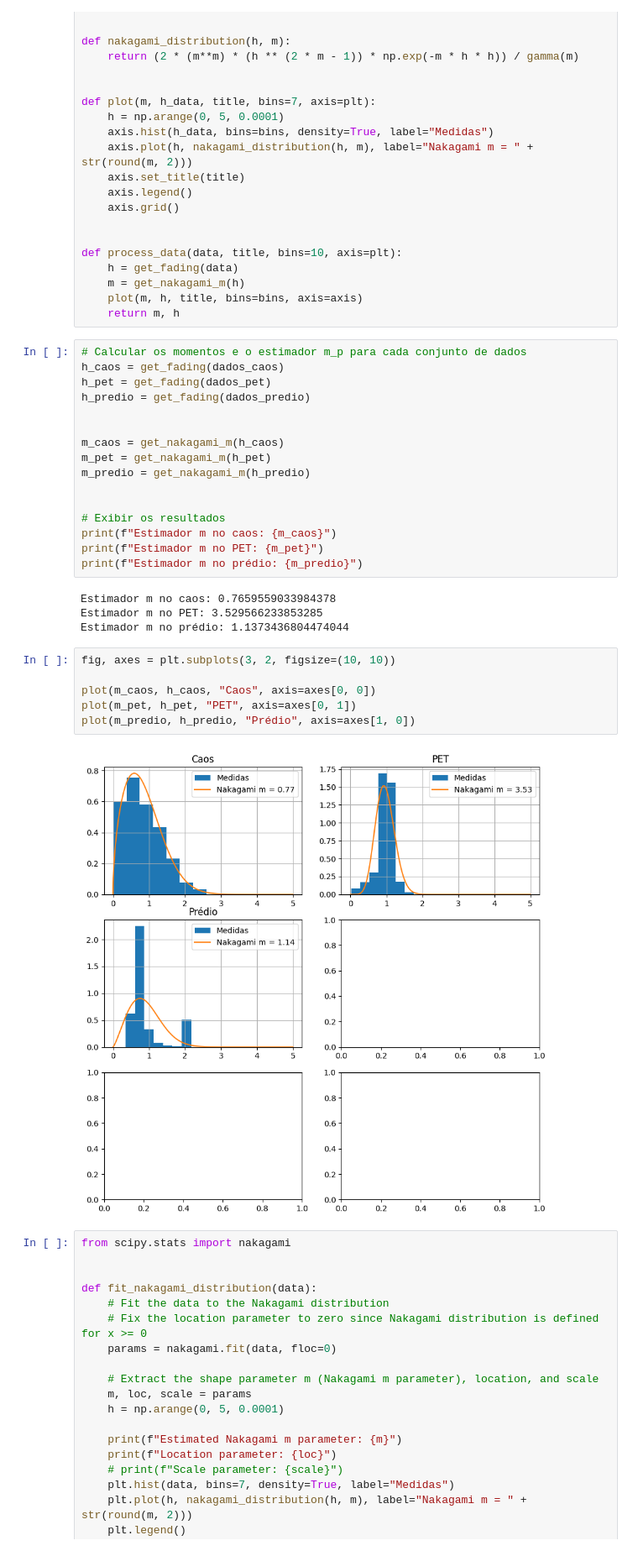
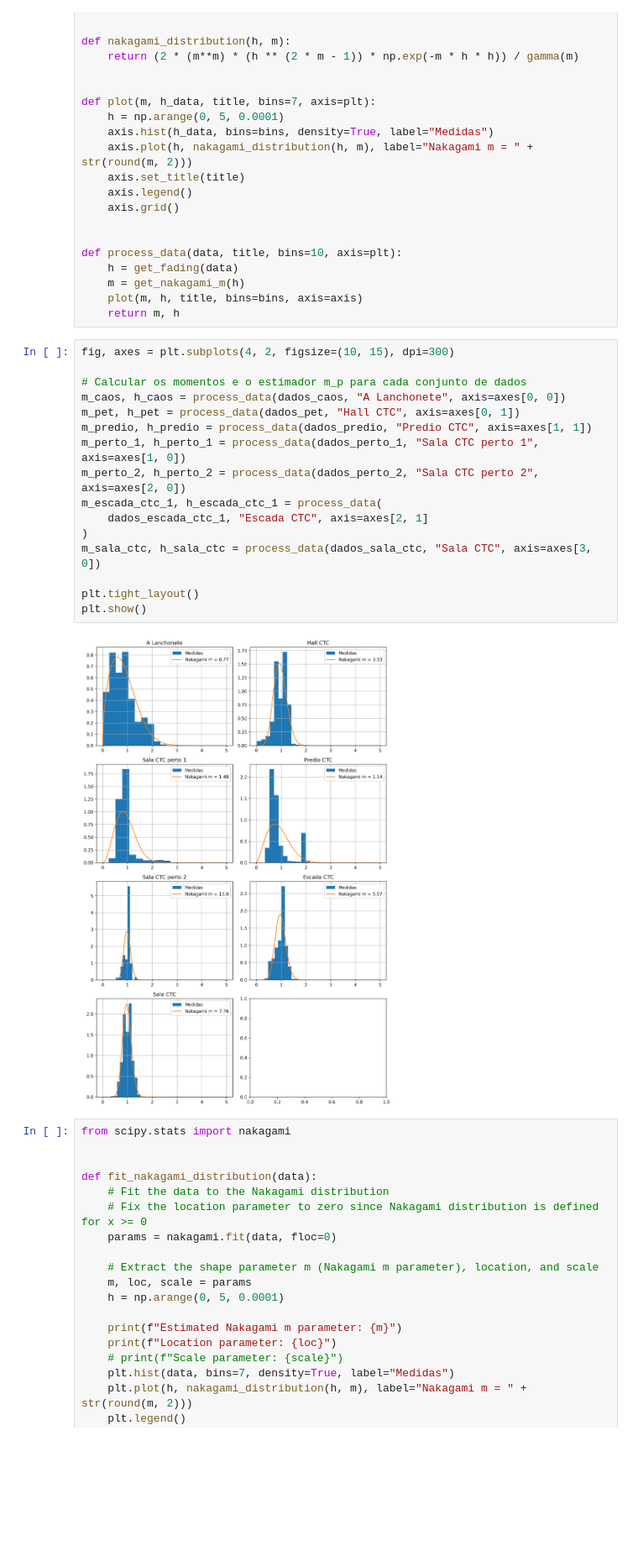
Before and after one commit to daviseemann/ufsc-engineering, a Jupyter notebook: comunicacoes-moveis-EEL7403/MedicaoPequena/tratamento_de_dados.ipynb, the cells around one changed output. Shown at 84% size. Drawn from its saved outputs; the diff is of its cells as text; blank space fills up the shorter version.

Commit message:
Adicionar melhorias na legibilidade e estrutura do notebook de análise de dados

```diff
--- a/comunicacoes-moveis-EEL7403/MedicaoPequena/tratamento_de_dados.ipynb
+++ b/comunicacoes-moveis-EEL7403/MedicaoPequena/tratamento_de_dados.ipynb
@@ -146,34 +144,24 @@ def process_data(data, title, bins=10, axis=plt):
     m = get_nakagami_m(h)
     plot(m, h, title, bins=bins, axis=axis)
     return m, h
-# %%
-# Calcular os momentos e o estimador m_p para cada conjunto de dados
-h_caos = get_fading(dados_caos)
-h_pet = get_fading(dados_pet)
-h_predio = get_fading(dados_predio)
-
-
-m_caos = get_nakagami_m(h_caos)
-m_pet = get_nakagami_m(h_pet)
-m_predio = get_nakagami_m(h_predio)
-
-
-# Exibir os resultados
-print(f"Estimador m no caos: {m_caos}")
-print(f"Estimador m no PET: {m_pet}")
-print(f"Estimador m no prédio: {m_predio}")
-# %% [output]
-Estimador m no caos: 0.7659559033984378
-Estimador m no PET: 3.529566233853285
-Estimador m no prédio: 1.1373436804474044
-# %%
-fig, axes = plt.subplots(3, 2, figsize=(10, 10))
-
-plot(m_caos, h_caos, "Caos", axis=axes[0, 0])
-plot(m_pet, h_pet, "PET", axis=axes[0, 1])
-plot(m_predio, h_predio, "Prédio", axis=axes[1, 0])
-# %% [output]
-[figure, removed]
+# %%
+fig, axes = plt.subplots(4, 2, figsize=(10, 15), dpi=300)
+
+# Calcular os momentos e o estimador m_p para cada conjunto de dados
+m_caos, h_caos = process_data(dados_caos, "A Lanchonete", axis=axes[0, 0])
+m_pet, h_pet = process_data(dados_pet, "Hall CTC", axis=axes[0, 1])
+m_predio, h_predio = process_data(dados_predio, "Predio CTC", axis=axes[1, 1])
+m_perto_1, h_perto_1 = process_data(dados_perto_1, "Sala CTC perto 1", axis=axes[1, 0])
+m_perto_2, h_perto_2 = process_data(dados_perto_2, "Sala CTC perto 2", axis=axes[2, 0])
+m_escada_ctc_1, h_escada_ctc_1 = process_data(
+    dados_escada_ctc_1, "Escada CTC", axis=axes[2, 1]
+)
+m_sala_ctc, h_sala_ctc = process_data(dados_sala_ctc, "Sala CTC", axis=axes[3, 0])
+
+plt.tight_layout()
+plt.show()
+# %% [output]
+[figure, added]
 # %%
 from scipy.stats import nakagami
 
```
Also changed, not shown: parts of 3 cells of this notebook.
